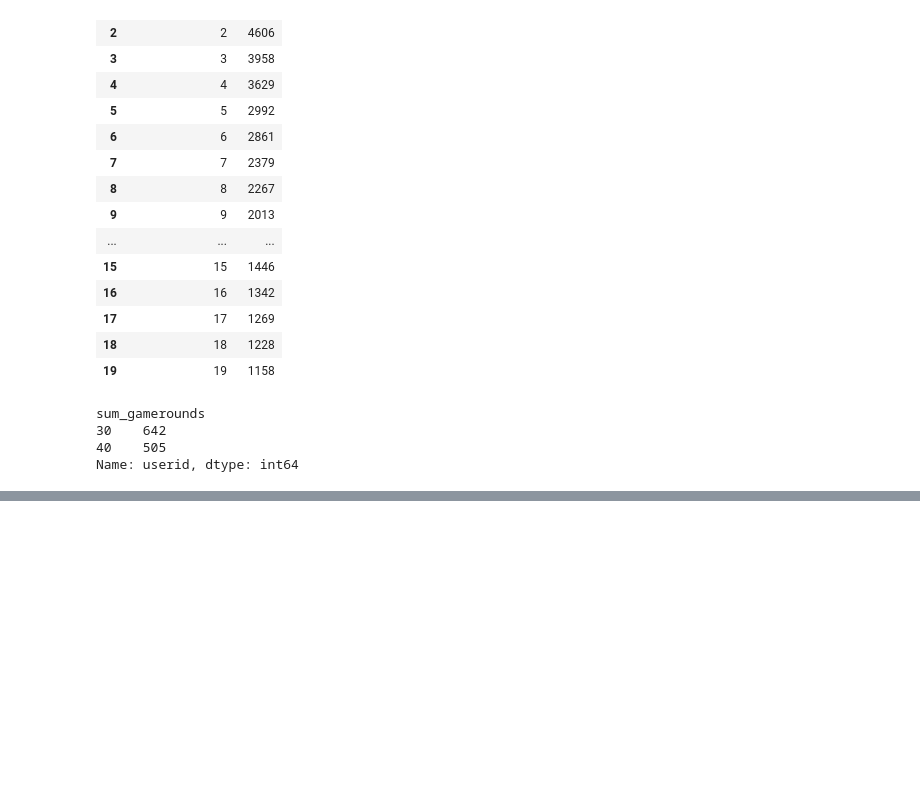
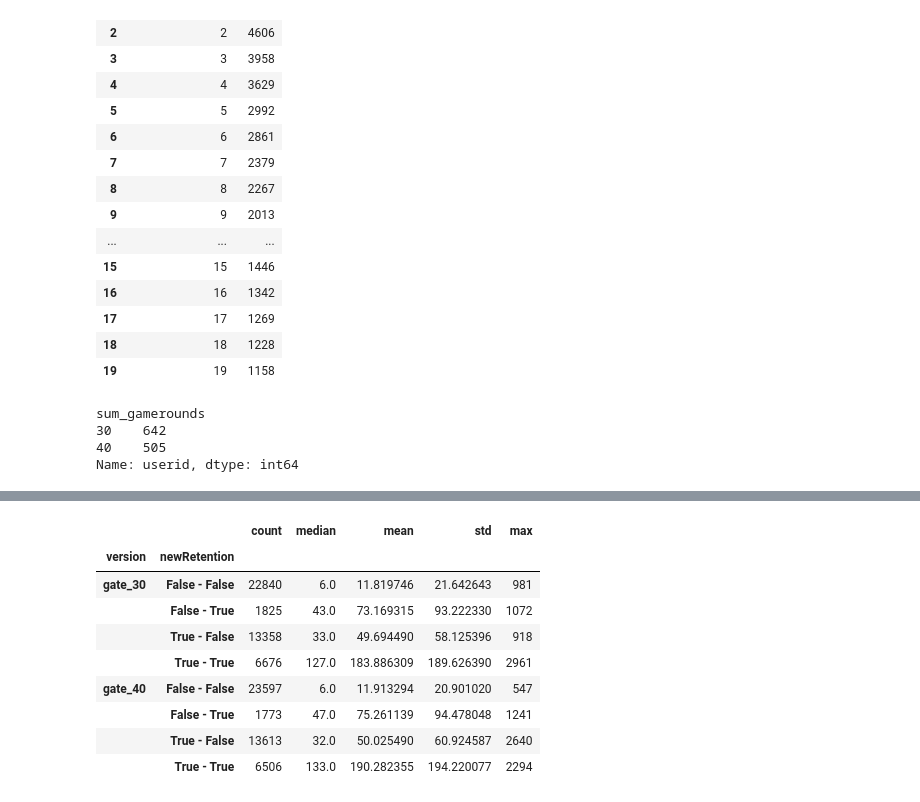
Before and after one commit to nilavya2000/A-B_testing, a Jupyter notebook: cookies_cats.ipynb, the cells around one changed output, grey strips where cells are left out. Saved outputs shown, nothing was run; the diff lists cells and outputs as text; code cells hidden in the pictures; blank space fills up the shorter version.

```diff
--- a/cookies_cats.ipynb
+++ b/cookies_cats.ipynb
@@ -203,0 +246,3 @@ Name: userid, dtype: int64
+# %%
+ab['Retention']=np.where((ab.retention_1==True) & (ab.retention_7==True),1,0)
+ab.groupby(['version','Retention']).sum_gamerounds.agg(['count','median','mean','std','max'])
@@ -203,0 +256,14 @@ Name: userid, dtype: int64
+# %%
+ab['newRetention']=list(map(lambda x,y: str(x)+" - "+str(y), ab.retention_1, ab.retention_7))
+ab.groupby(['version','newRetention']).sum_gamerounds.agg(['count','median','mean','std','max'])
+# %% [output]
+|  |  | count | median | mean | std | max |
+| version | newRetention |  |  |  |  |  |
+| gate_30 | False - False | 22840 | 6.0 | 11.819746 | 21.642643 | 981 |
+|  | False - True | 1825 | 43.0 | 73.169315 | 93.222330 | 1072 |
+|  | True - False | 13358 | 33.0 | 49.694490 | 58.125396 | 918 |
+|  | True - True | 6676 | 127.0 | 183.886309 | 189.626390 | 2961 |
+| gate_40 | False - False | 23597 | 6.0 | 11.913294 | 20.901020 | 547 |
+|  | False - True | 1773 | 47.0 | 75.261139 | 94.478048 | 1241 |
+|  | True - False | 13613 | 32.0 | 50.025490 | 60.924587 | 2640 |
+|  | True - True | 6506 | 133.0 | 190.282355 | 194.220077 | 2294 |
```
Also changed, not shown: parts of 10 cells of this notebook.
